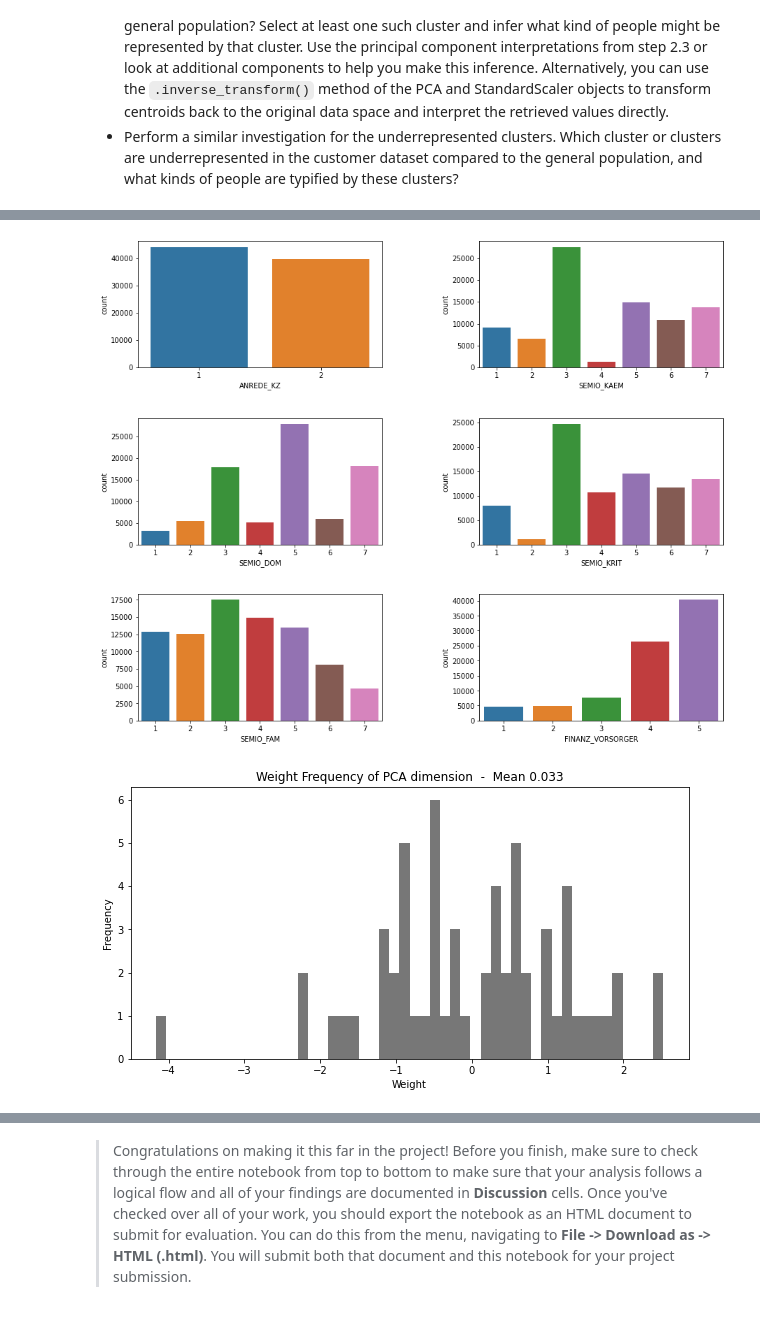
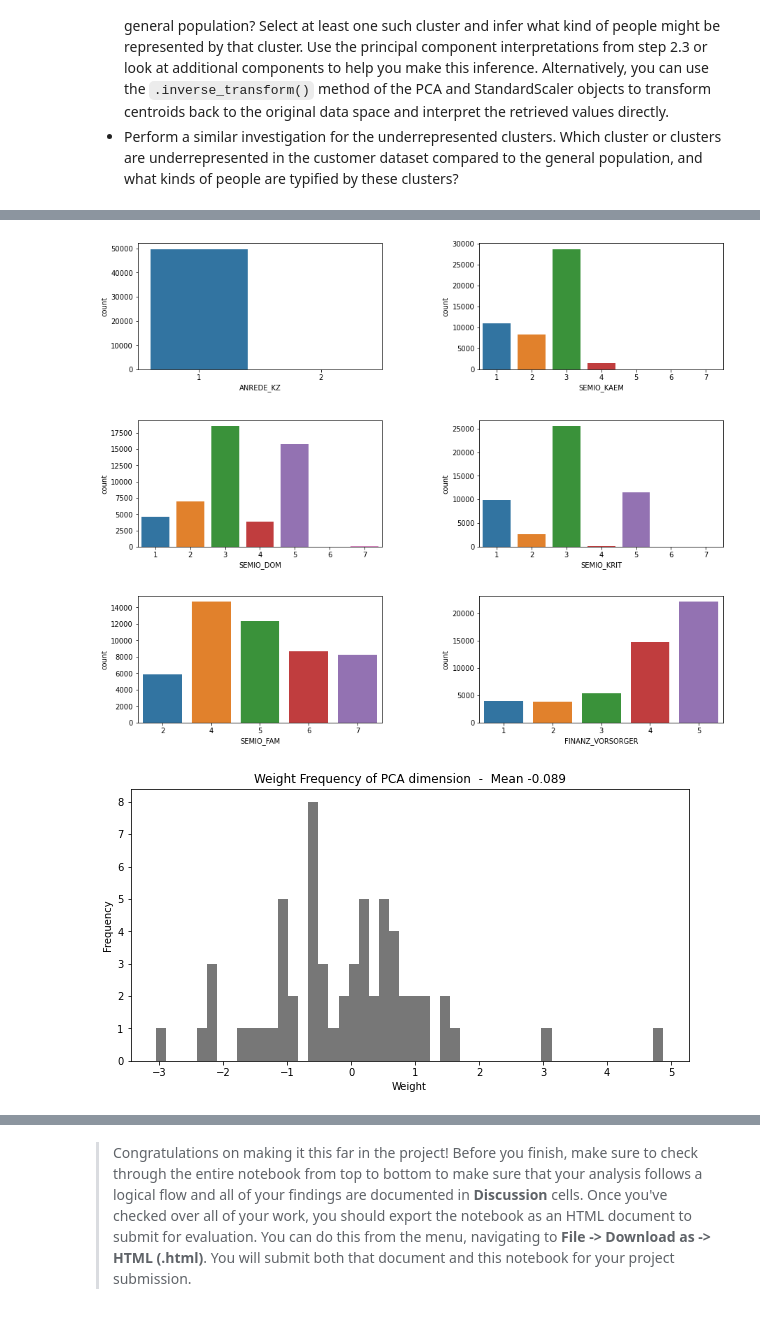
Before and after one commit to davidjentjens/customer_segments_with_arvato, a Jupyter notebook: Identify_Customer_Segments.ipynb, the cells around one changed output, grey strips where cells are left out. Saved outputs shown, nothing was run; the diff lists cells and outputs as text; code cells hidden in the pictures.

```diff
--- a/Identify_Customer_Segments.ipynb
+++ b/Identify_Customer_Segments.ipynb
@@ -1279,3 +1342,8 @@ df_generalpop = df_cleaned.drop(columns=['GEBAEUDETYP_5.0']);
+# %%
+# Just for clarity's sake, I will be refitting the original general population dataset, so that these cells can be run instead
+# of all the cells above
+
+df_generalpop = df_cleaned;
 # %%
 # Fitting scaler to general population
 
@@ -1321,6 +1389,18 @@ Take a look at the following points in this step:
   - Recall the analysis you performed in step 1.1.3 of the project, where you separated out certain data points from the dataset if they had more than a specified threshold of missing values. If you found that this group was qualitatively different from the main bulk of the data, you should treat this as an additional data cluster in this analysis. Make sure that you account for the number of data points in this subset, for both the general population and customer datasets, when making your computations!
 - Which cluster or clusters are overrepresented in the customer dataset compared to the general population? Select at least one such cluster and infer what kind of people might be represented by that cluster. Use the principal component interpretations from step 2.3 or look at additional components to help you make this inference. Alternatively, you can use the `.inverse_transform()` method of the PCA and StandardScaler objects to transform centroids back to the original data space and interpret the retrieved values directly.
 - Perform a similar investigation for the underrepresented clusters. Which cluster or clusters are underrepresented in the customer dataset compared to the general population, and what kinds of people are typified by these clusters?
+# %%
+# Now to add the datapoints for the NaN generalpop rows
+clustered_generalpop_with_nancluster = clustered_generalpop
+
+for i in range(0, df_cleaned_N.shape[0]):
+    clustered_generalpop_with_nancluster = np.append(clustered_generalpop_with_nancluster, 10)
+# %%
+# Now to add the datapoints for the NaN customer rows
+clustered_customers_with_nancluster = clustered_customers
+
+for i in range(0, df_customers_N.shape[0]):
+    clustered_customers_with_nancluster = np.append(clustered_customers_with_nancluster, 10)
 # %%
 # Compare the proportion of data in each cluster for the customer data to the
 # proportion of data in each cluster for the general population.
@@ -1346,12 +1426,12 @@ df = df_cleaned
 
 df["cluster"] = clustered_generalpop
 # %%
-df_1 = df.loc[df['cluster'] == 1]
-df_1 = df_1.drop(columns=['GEBAEUDETYP_5.0', 'cluster']);
+df_2 = df.loc[df['cluster'] == 2]
+df_2 = df_2.drop(columns=['cluster']);
 
-df_scaled_1 = scaler.transform(df_1)
-df_pca_1 = pca.transform(df_scaled_1)
+df_scaled_2 = scaler.transform(df_2)
+df_pca_2 = pca.transform(df_scaled_2)
 
-df_1.head()
+df_2.head()
 # %% [output]
 |  | ALTERSKATEGORIE_GROB | ANREDE_KZ | FINANZ_MINIMALIST | FINANZ_SPARER | FINANZ_VORSORGER | FINANZ_ANLEGER | ... |
@@ -1377,10 +1457,10 @@ def plot_columns(df, columns):
 # %%
 attributes = ['ANREDE_KZ', 'SEMIO_KAEM', 'SEMIO_DOM', 'SEMIO_KRIT', 'SEMIO_FAM', 'FINANZ_VORSORGER']
 
-plot_columns(df_1, attributes)
+plot_columns(df_2, attributes)
 # %% [output]
-[figure, old version]
+[figure, new version]
-[figure, old version]
+[figure, new version]
 # %%
 def plot_pca_hist(data, dimension):
     arr = data[dimension]
@@ -1400,7 +1480,7 @@ def plot_pca_hist(data, dimension):
             patch.set_label("something")
     plt.show()
 # %%
-plot_pca_hist(df_pca_1, 0)
+plot_pca_hist(df_pca_2, 0)
 # %% [output]
-[figure, old version]
+[figure, new version]
 # %%
```
Also changed, not shown: parts of 47 cells of this notebook.
